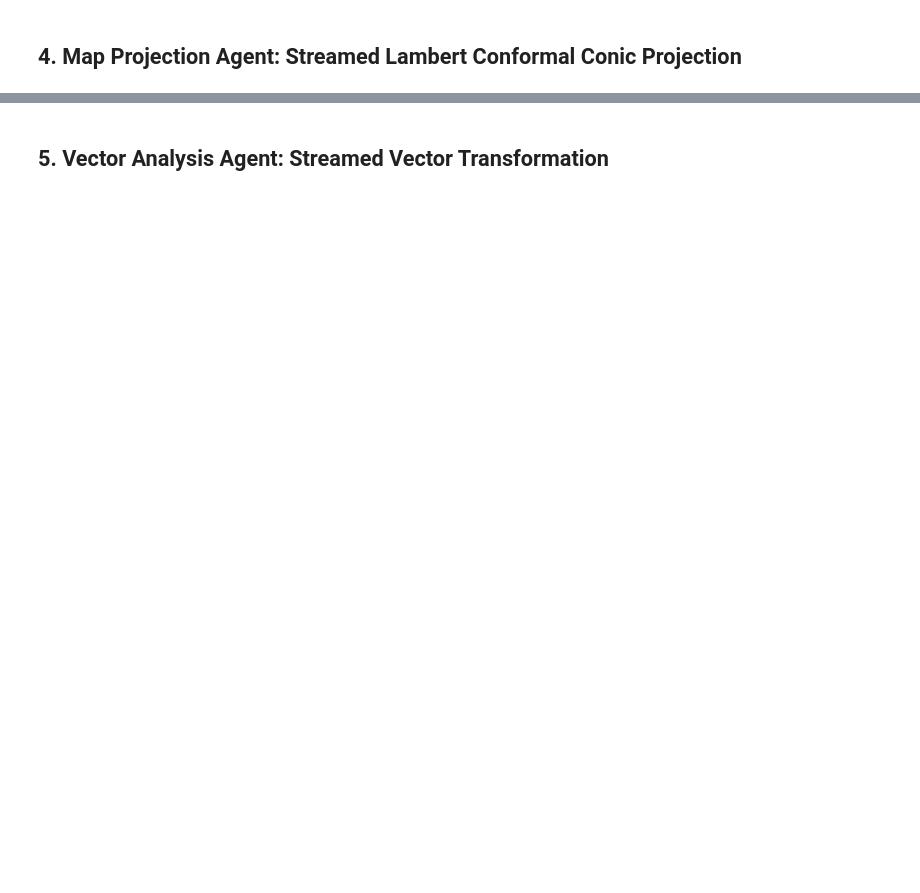
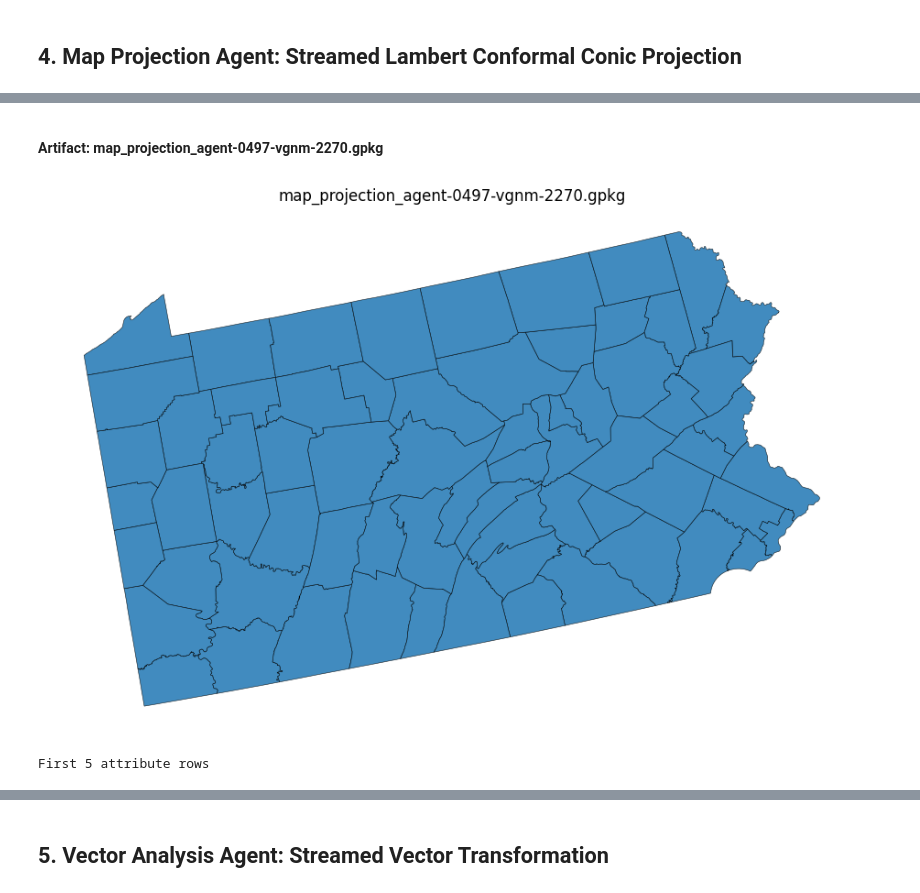
Before and after one commit to GIBD2015/Geospatial-Agentic-Services, a Jupyter notebook: examples_for_using_gas_services/all_agents_streaming_workflow.ipynb, the cells around one changed output, grey strips where cells are left out. Saved outputs shown, nothing was run; the diff lists cells and outputs as text; code cells hidden in the pictures; blank space fills up the shorter version.

```diff
--- a/examples_for_using_gas_services/all_agents_streaming_workflow.ipynb
+++ b/examples_for_using_gas_services/all_agents_streaming_workflow.ipynb
@@ -180,0 +480,6 @@ projected_counties_url
+# %%
+display_task_artifacts(projection_task)
+# %% [output]
+Artifact: map_projection_agent-0497-vgnm-2270.gpkg
+[figure, added]
+First 5 attribute rows
```
Also changed, not shown: parts of 27 cells of this notebook, 10 other files.
